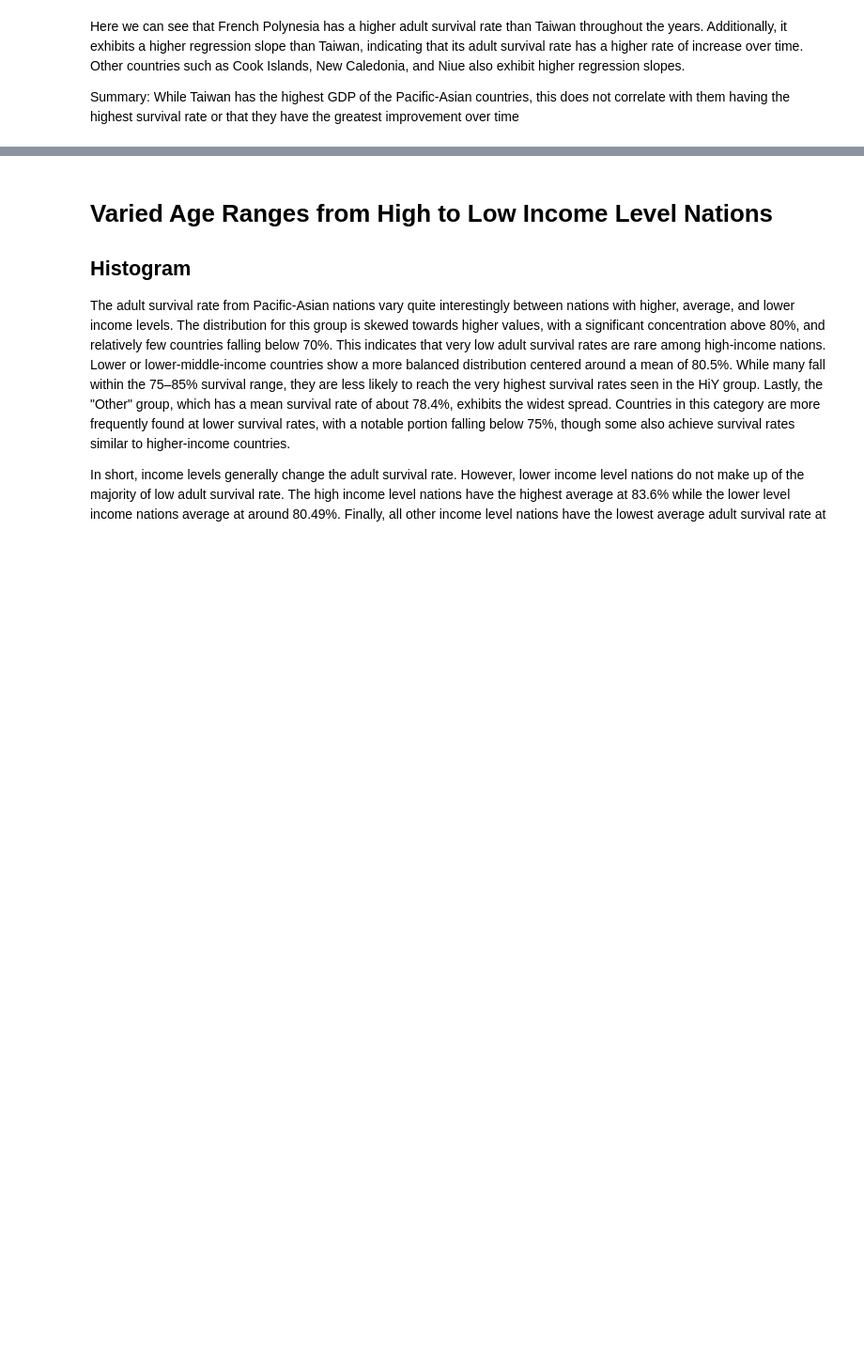
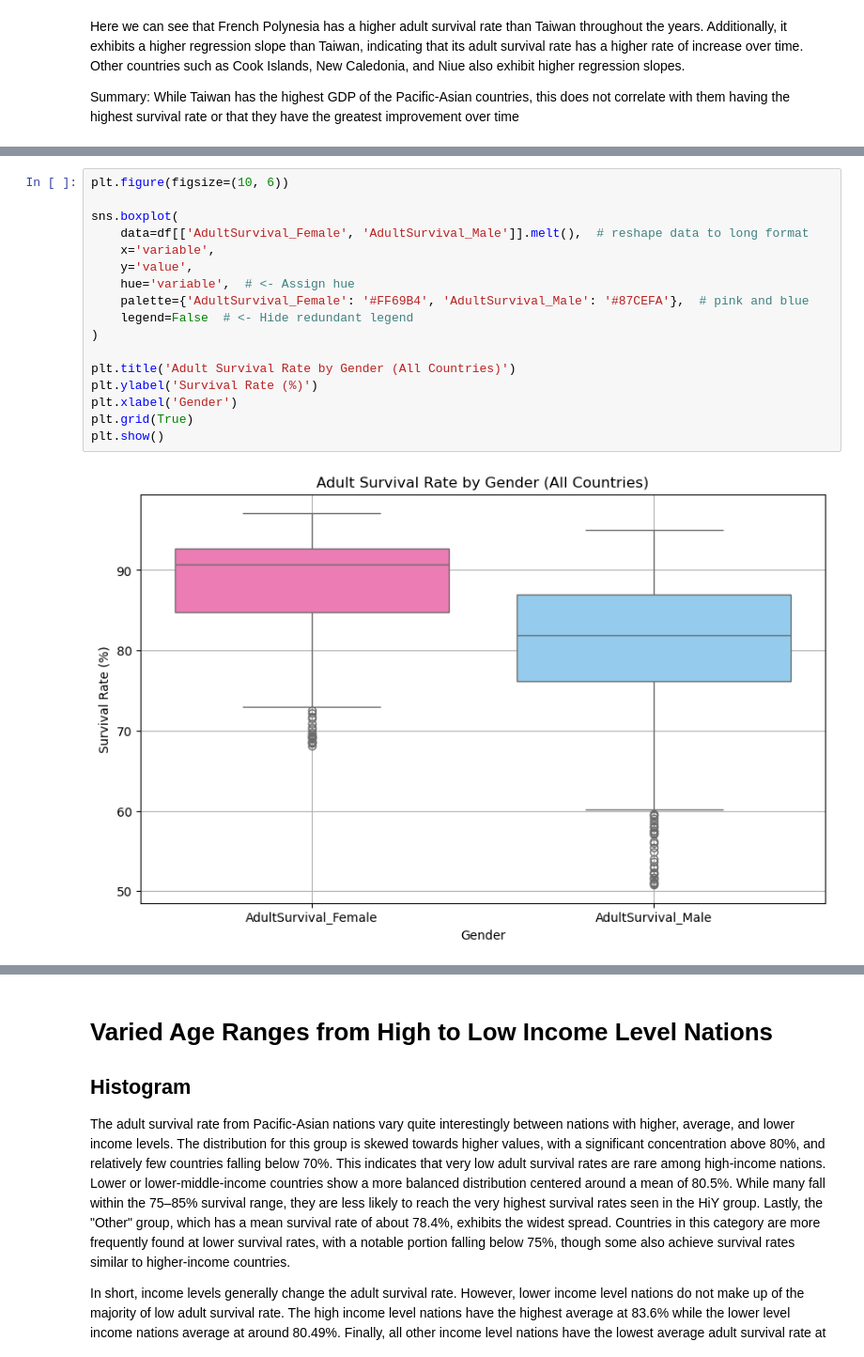
Before and after one commit to And-Y42/qtm151-s25, a Jupyter notebook: final_projects/project.ipynb, the cells around one changed output, grey strips where cells are left out. Shown at 94% size. Drawn from its saved outputs; the diff is of its cells as text; blank space fills up the shorter version.

```diff
--- a/final_projects/project.ipynb
+++ b/final_projects/project.ipynb
@@ -152,0 +155,19 @@ Boxplot
+# %%
+plt.figure(figsize=(10, 6))
+
+sns.boxplot(
+    data=df[['AdultSurvival_Female', 'AdultSurvival_Male']].melt(),  # reshape data to long format
+    x='variable',
+    y='value',
+    hue='variable',  # <- Assign hue
+    palette={'AdultSurvival_Female': '#FF69B4', 'AdultSurvival_Male': '#87CEFA'},  # pink and blue
+    legend=False  # <- Hide redundant legend
+)
+
+plt.title('Adult Survival Rate by Gender (All Countries)')
+plt.ylabel('Survival Rate (%)')
+plt.xlabel('Gender')
+plt.grid(True)
+plt.show()
+# %% [output]
+[figure, added]
```
Also changed, not shown: parts of 8 cells of this notebook, 1 other file.
